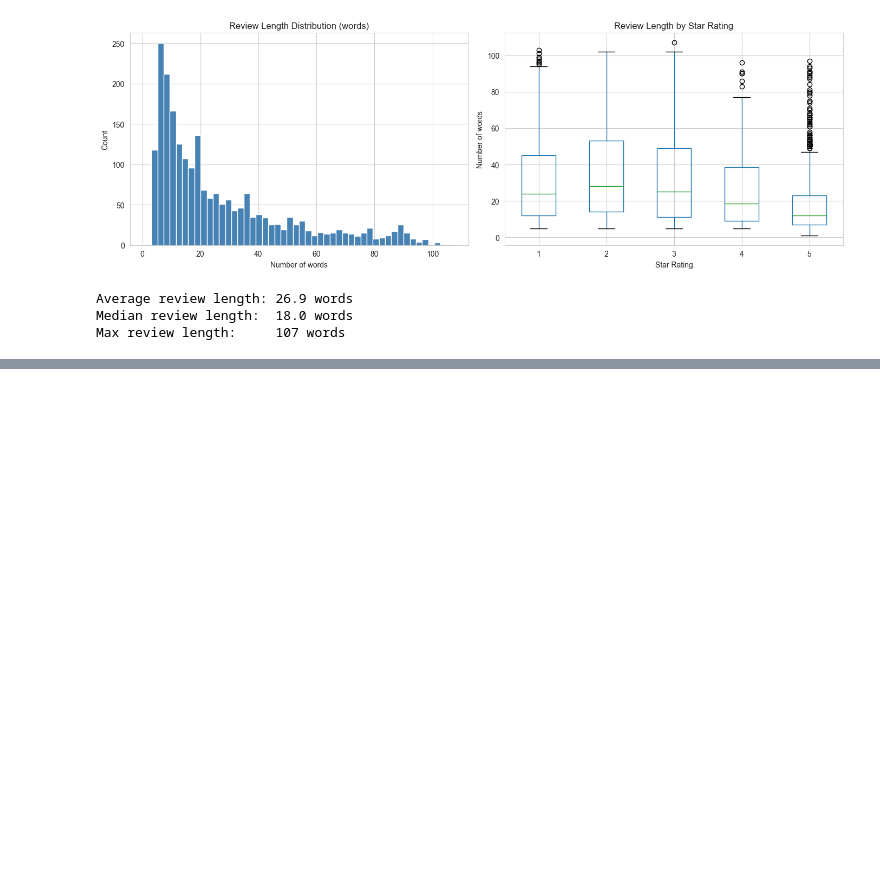
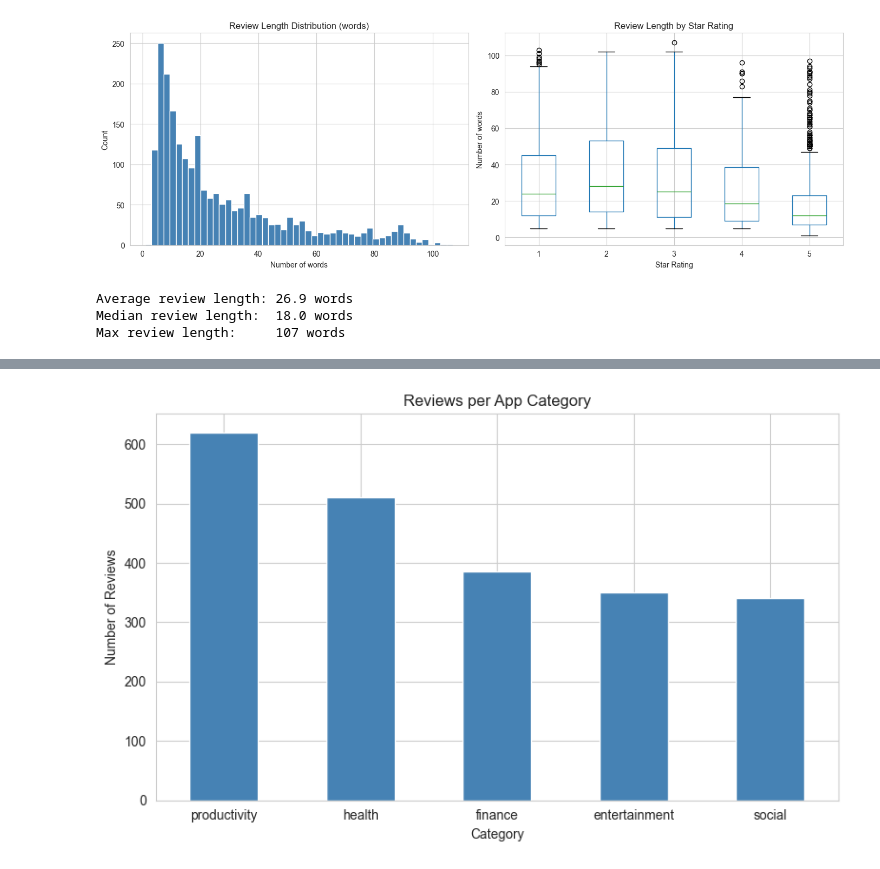
Before and after one commit to rohit913/mobile_app_review_classifier, a Jupyter notebook: Note book/02_eda.ipynb, the cells around one changed output, grey strips where cells are left out. Saved outputs shown, nothing was run; the diff lists cells and outputs as text; code cells hidden in the pictures; blank space fills up the shorter version.

```diff
--- a/Note book/02_eda.ipynb
+++ b/Note book/02_eda.ipynb
@@ -86,0 +100,12 @@ Max review length:     107 words
+# %%
+fig, ax = plt.subplots(figsize=(8, 5))
+df['app_category'].value_counts().plot(kind='bar', ax=ax, color='steelblue', edgecolor='white')
+ax.set_title('Reviews per App Category')
+ax.set_xlabel('Category')
+ax.set_ylabel('Number of Reviews')
+plt.xticks(rotation=0)
+plt.tight_layout()
+plt.savefig('../reports/reviews_per_category.png', dpi=150, bbox_inches='tight')
+plt.show()
+# %% [output]
+[figure, added]
```
Also changed, not shown: parts of 3 cells of this notebook, 3 other files.
